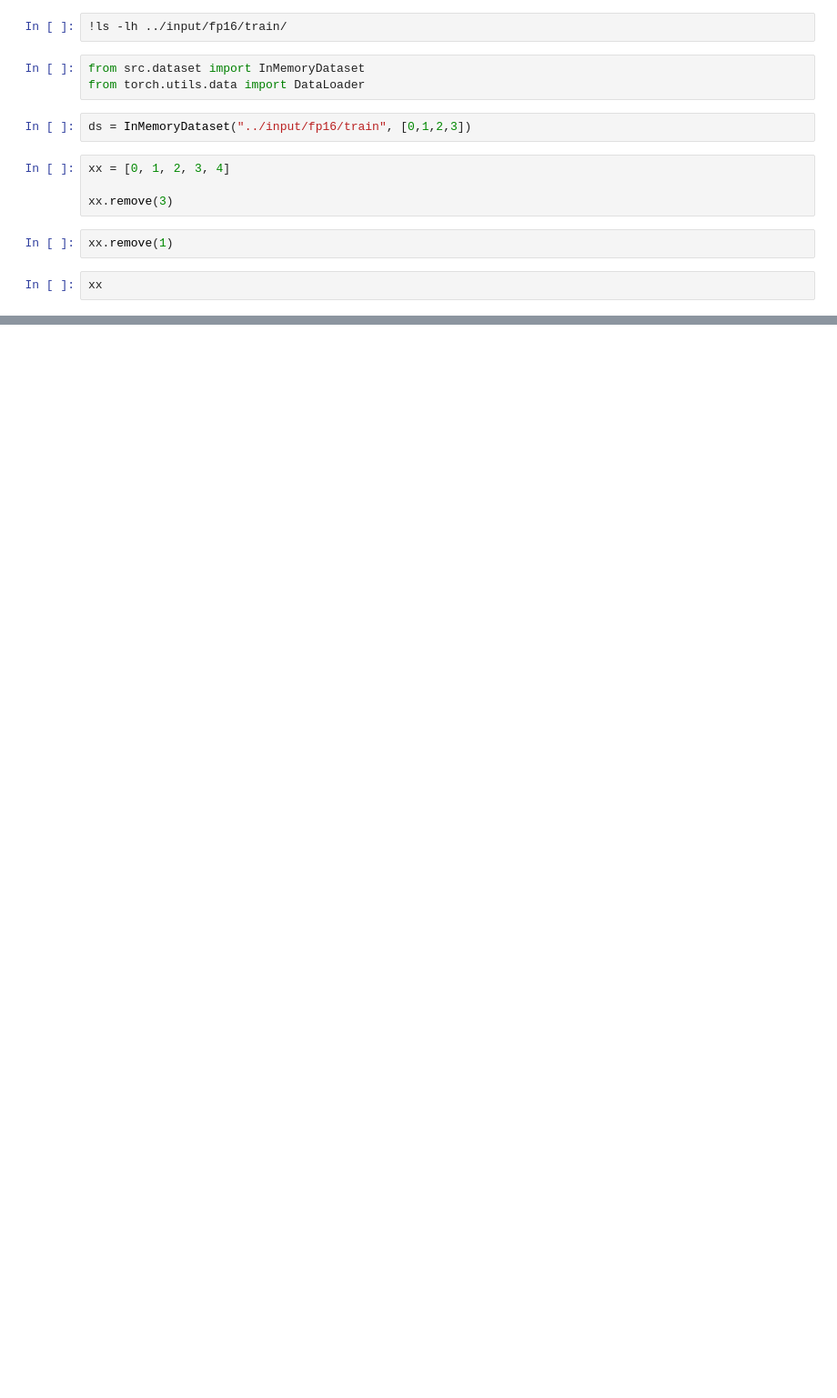
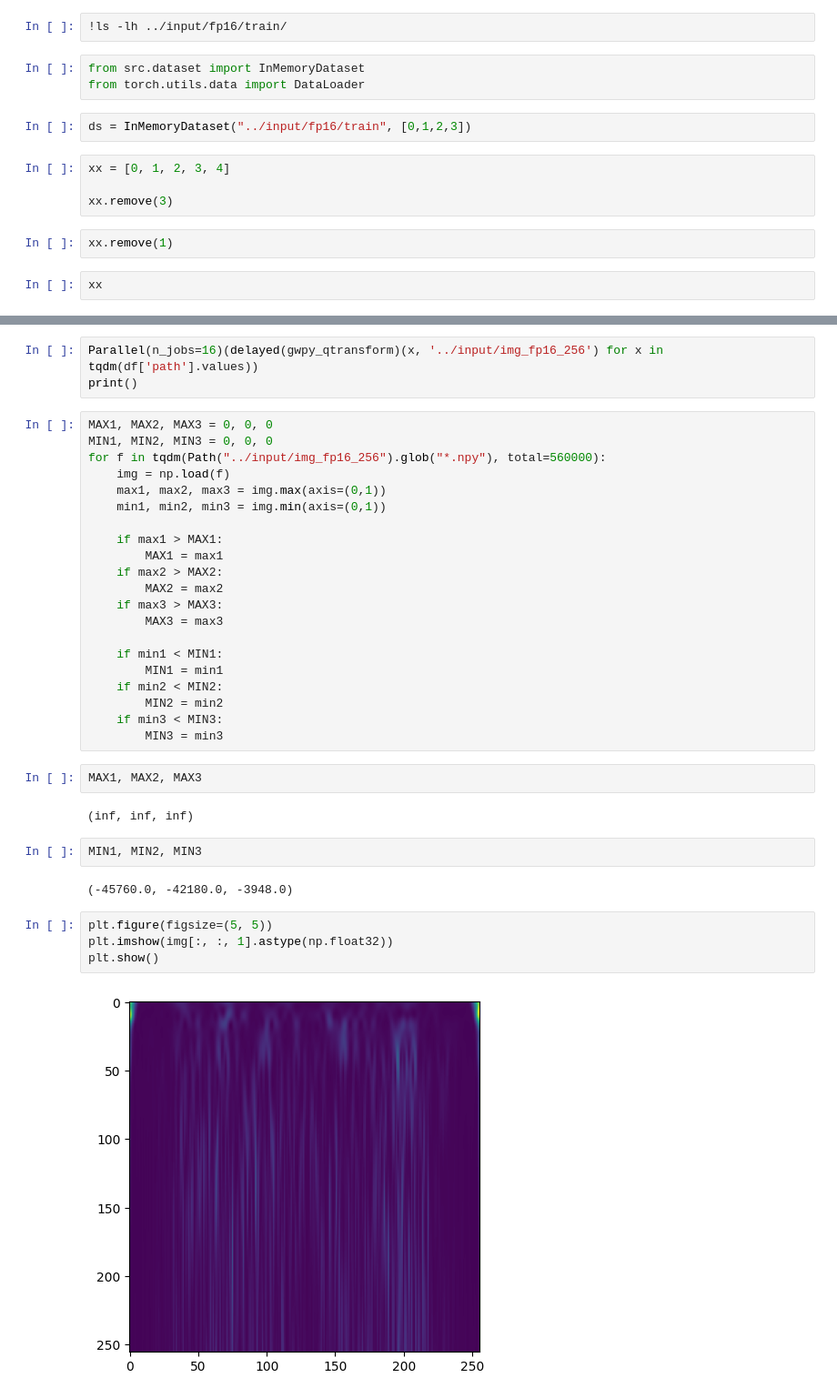
Before and after one commit to trytolose/grav_waves_detection, a Jupyter notebook: notebooks/Untitled.ipynb, the cells around one changed output, grey strips where cells are left out. Shown at 91% size. Cells and saved outputs as stored; diff of their text form; blank space fills up the shorter version.

```diff
--- a/notebooks/Untitled.ipynb
+++ b/notebooks/Untitled.ipynb
@@ -242,0 +342,38 @@ xx
+# %%
+Parallel(n_jobs=16)(delayed(gwpy_qtransform)(x, '../input/img_fp16_256') for x in tqdm(df['path'].values))
+print()
+# %%
+MAX1, MAX2, MAX3 = 0, 0, 0
+MIN1, MIN2, MIN3 = 0, 0, 0
+for f in tqdm(Path("../input/img_fp16_256").glob("*.npy"), total=560000):
+    img = np.load(f)
+    max1, max2, max3 = img.max(axis=(0,1))
+    min1, min2, min3 = img.min(axis=(0,1))
+
+    if max1 > MAX1:
+        MAX1 = max1
+    if max2 > MAX2:
+        MAX2 = max2
+    if max3 > MAX3:
+        MAX3 = max3
+
+    if min1 < MIN1:
+        MIN1 = min1
+    if min2 < MIN2:
+        MIN2 = min2
+    if min3 < MIN3:
+        MIN3 = min3
+# %%
+MAX1, MAX2, MAX3
+# %% [output]
+(inf, inf, inf)
+# %%
+MIN1, MIN2, MIN3
+# %% [output]
+(-45760.0, -42180.0, -3948.0)
+# %%
+plt.figure(figsize=(5, 5))
+plt.imshow(img[:, :, 1].astype(np.float32))
+plt.show()
+# %% [output]
+[figure, added]
```
Also changed, not shown: parts of 25 cells of this notebook, 20 other files.
